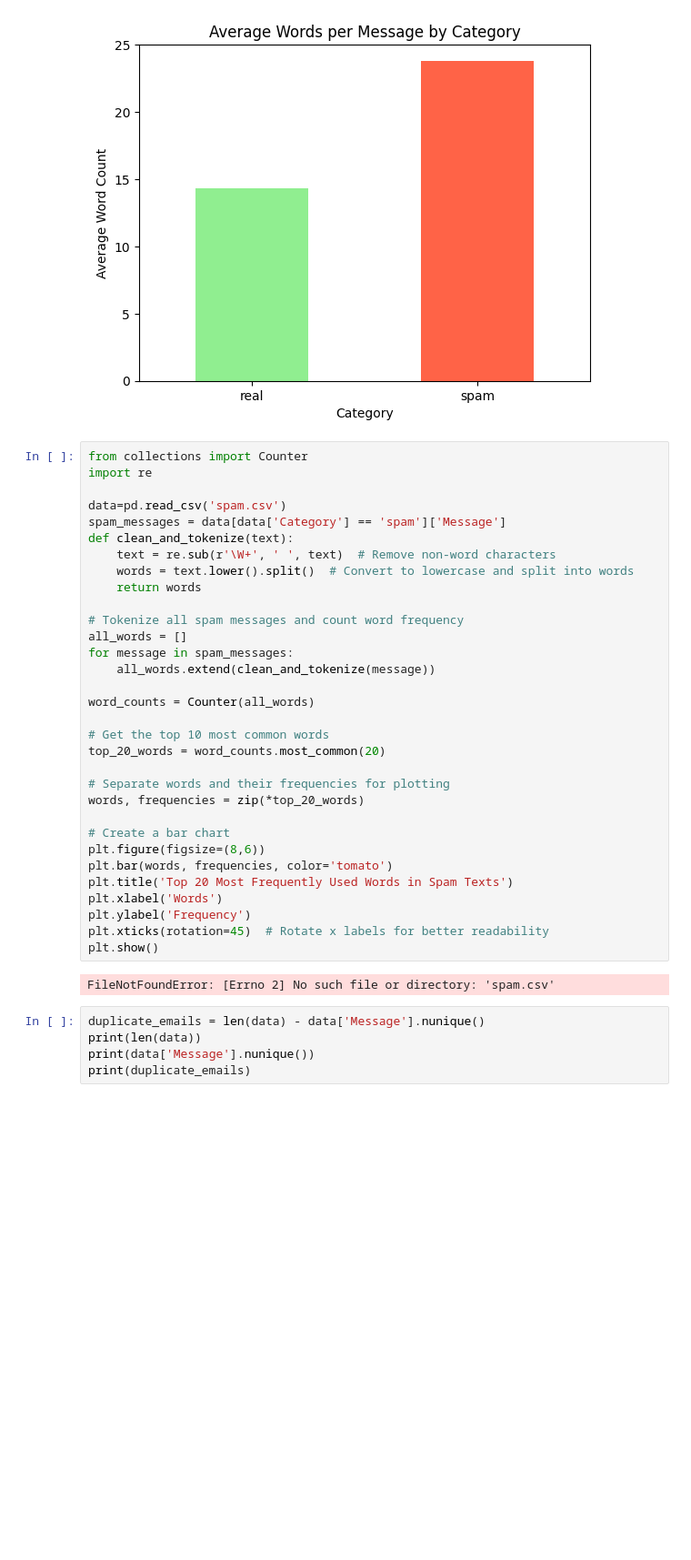
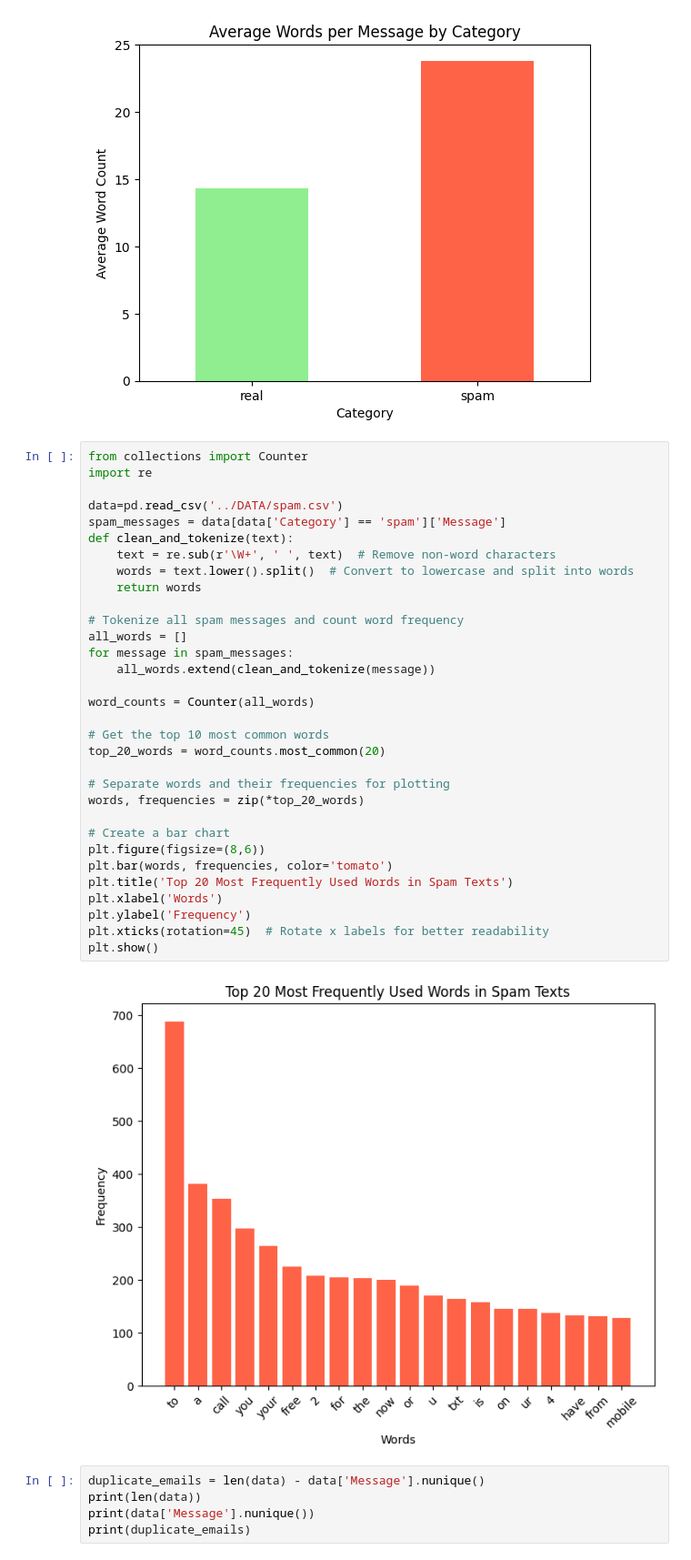
Before and after one commit to phipyao/ds4002-project-1, a Jupyter notebook: SCRIPTS/code.ipynb, the cells around one changed output. Shown: that part at 91% size. Saved outputs shown, nothing was run; the diff lists cells and outputs as text; blank space fills up the shorter version.

```diff
--- a/SCRIPTS/code.ipynb
+++ b/SCRIPTS/code.ipynb
@@ -63,36 +63,36 @@ plt.show()
 from collections import Counter
 import re
 
-data=pd.read_csv('spam.csv')
+data=pd.read_csv('../DATA/spam.csv')
 spam_messages = data[data['Category'] == 'spam']['Message']
 def clean_and_tokenize(text):
     text = re.sub(r'\W+', ' ', text)  # Remove non-word characters
     words = text.lower().split()  # Convert to lowercase and split into words
     return words
 
 # Tokenize all spam messages and count word frequency
 all_words = []
 for message in spam_messages:
     all_words.extend(clean_and_tokenize(message))
 
 word_counts = Counter(all_words)
 
 # Get the top 10 most common words
 top_20_words = word_counts.most_common(20)
 
 # Separate words and their frequencies for plotting
 words, frequencies = zip(*top_20_words)
 
 # Create a bar chart
 plt.figure(figsize=(8,6))
 plt.bar(words, frequencies, color='tomato')
 plt.title('Top 20 Most Frequently Used Words in Spam Texts')
 plt.xlabel('Words')
 plt.ylabel('Frequency')
 plt.xticks(rotation=45)  # Rotate x labels for better readability
 plt.show()
 # %% [output]
-FileNotFoundError: [Errno 2] No such file or directory: 'spam.csv'
+[figure, added]
 # %%
 duplicate_emails = len(data) - data['Message'].nunique()
 print(len(data))
```
Also changed, not shown: parts of 1 cell of this notebook.
